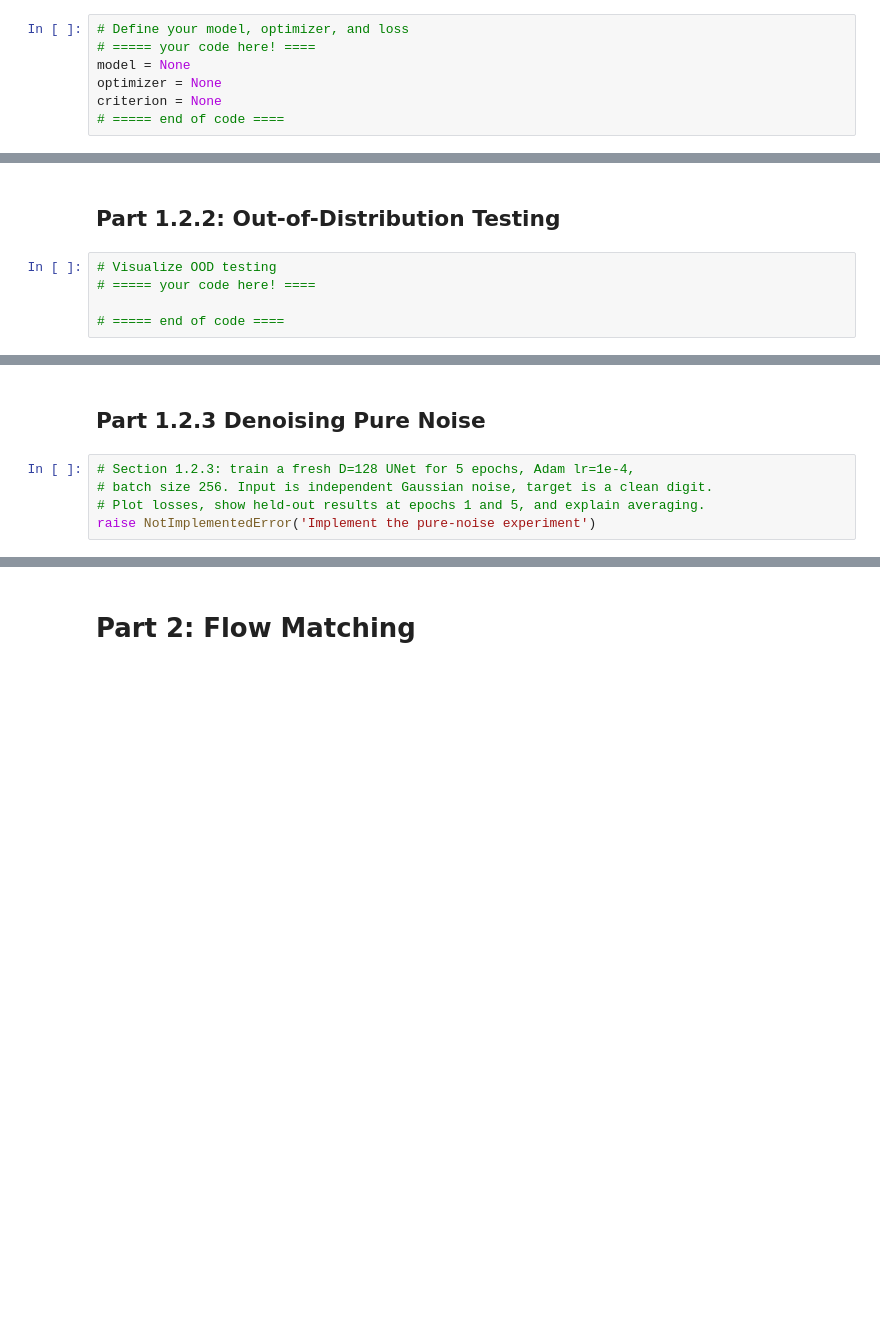
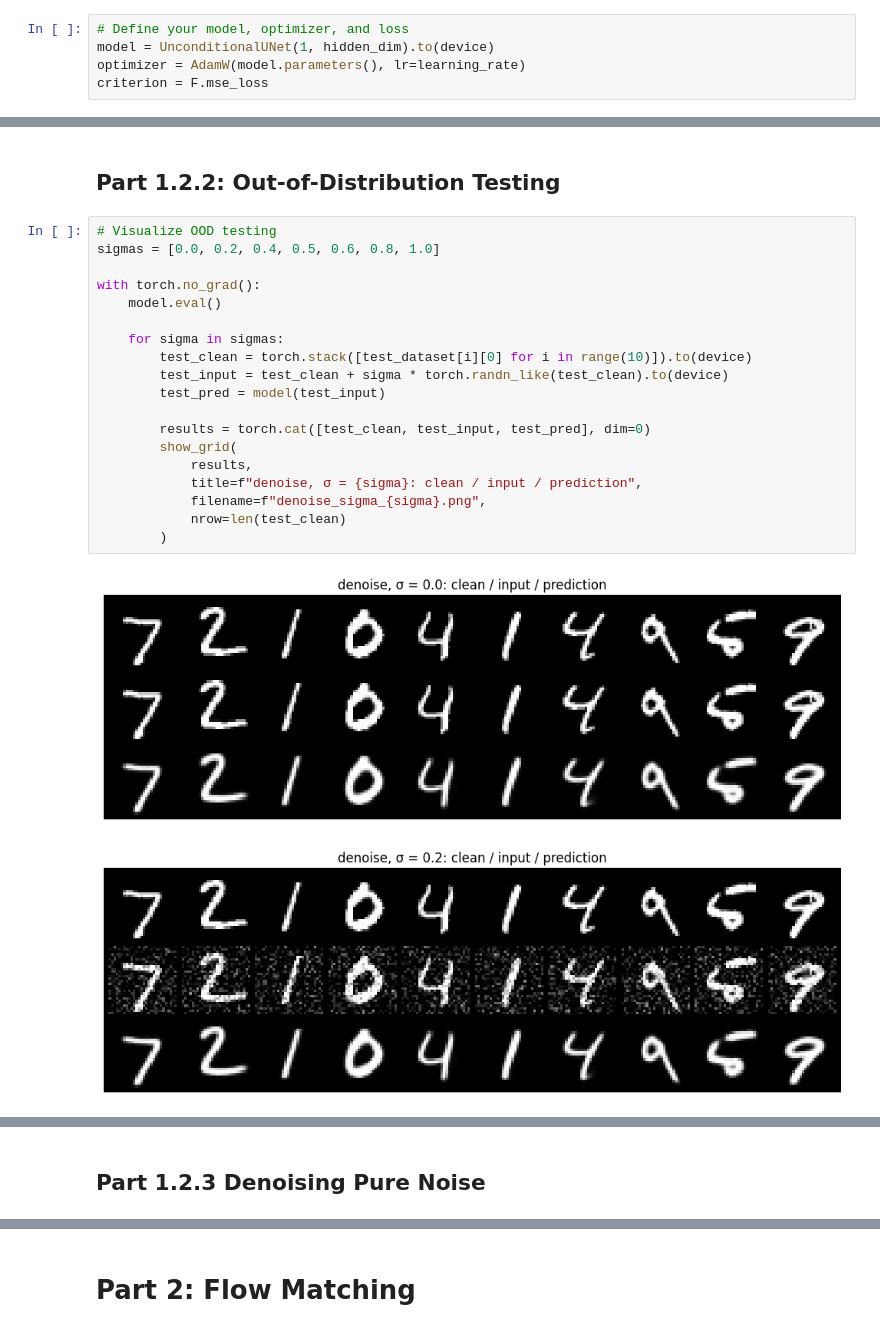
Before and after one commit to Bobby202608/UCB-CS180-Projects, a Jupyter notebook: Project 3/code/Part B/partb.ipynb, the cells around one changed output, grey strips where cells are left out. Saved outputs shown, nothing was run; the diff lists cells and outputs as text; blank space fills up the shorter version.

```diff
--- a/Project 3/code/Part B/partb.ipynb
+++ b/Project 3/code/Part B/partb.ipynb
@@ -332,7 +347,5 @@ test_loader = None
 # %%
 # Define your model, optimizer, and loss
-# ===== your code here! ====
-model = None
-optimizer = None
-criterion = None
-# ===== end of code ====
+model = UnconditionalUNet(1, hidden_dim).to(device)
+optimizer = AdamW(model.parameters(), lr=learning_rate)
+criterion = F.mse_loss
@@ -362,7 +397,24 @@ for epoch in range(num_epochs):
 # %% [markdown]
 ## Part 1.2.2: Out-of-Distribution Testing
-# %%
-# Visualize OOD testing
-# ===== your code here! ====
-
-# ===== end of code ====
+# %%
+# Visualize OOD testing
+sigmas = [0.0, 0.2, 0.4, 0.5, 0.6, 0.8, 1.0]
+
+with torch.no_grad():
+    model.eval()
+
+    for sigma in sigmas:
+        test_clean = torch.stack([test_dataset[i][0] for i in range(10)]).to(device)
+        test_input = test_clean + sigma * torch.randn_like(test_clean).to(device)
+        test_pred = model(test_input)
+
+        results = torch.cat([test_clean, test_input, test_pred], dim=0)
+        show_grid(
+            results,
+            title=f"denoise, σ = {sigma}: clean / input / prediction",
+            filename=f"denoise_sigma_{sigma}.png",
+            nrow=len(test_clean)
+        )
+# %% [output]
+[figure, added]
+[figure, added]
@@ -369,7 +426,2 @@ for epoch in range(num_epochs):
 # %% [markdown]
 ## Part 1.2.3 Denoising Pure Noise
-# %%
-# Section 1.2.3: train a fresh D=128 UNet for 5 epochs, Adam lr=1e-4,
-# batch size 256. Input is independent Gaussian noise, target is a clean digit.
-# Plot losses, show held-out results at epochs 1 and 5, and explain averaging.
-raise NotImplementedError('Implement the pure-noise experiment')
```
Also changed, not shown: parts of 12 cells of this notebook.
